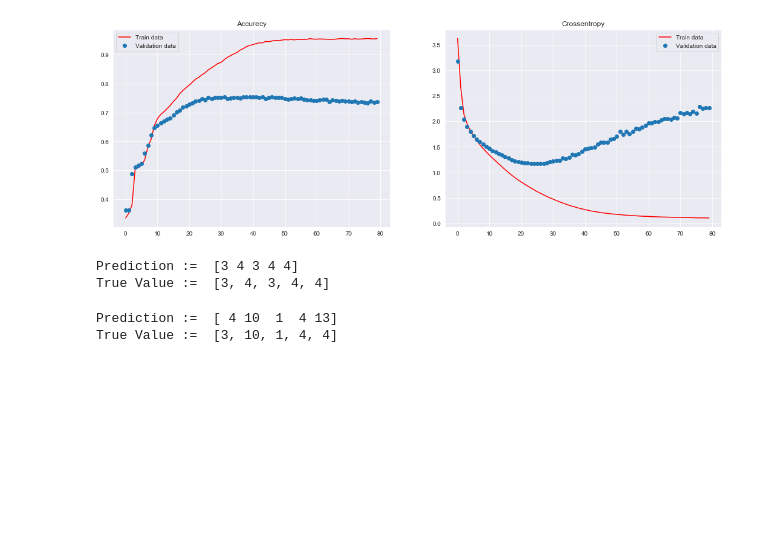
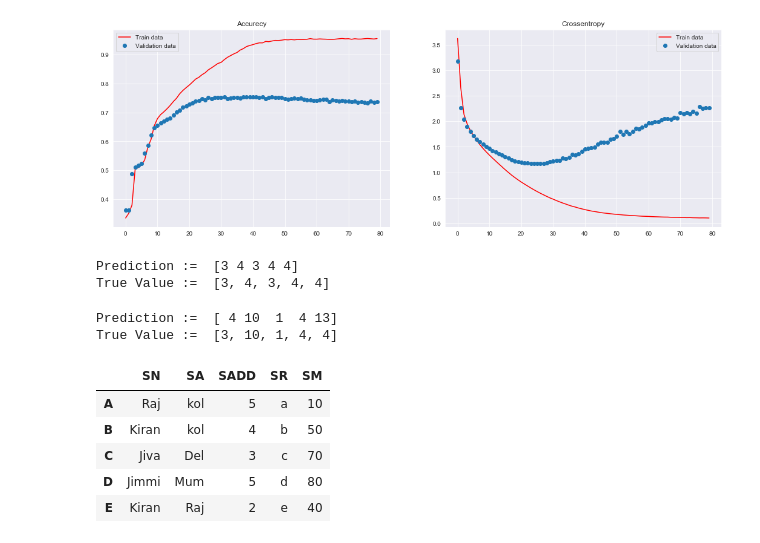
Before and after one commit to ANKITPODDER2000/Deep-Learning-with-Python, a Jupyter notebook: ReutersDataset.ipynb, the cells around one changed output. Saved outputs shown, nothing was run; the diff lists cells and outputs as text; code cells hidden in the pictures; blank space fills up the shorter version.

```diff
--- a/ReutersDataset.ipynb
+++ b/ReutersDataset.ipynb
@@ -293,3 +293,22 @@ print("True Value := " , ([i.argmax() for i in y_test[:5]]) )
 # %% [output]
 Prediction :=  [ 4 10  1  4 13]
 True Value :=  [3, 10, 1, 4, 4]
+# %%
+import pandas as pd
+Dict = {
+    'SN' : ["Raj","Kiran","Jiva","Jimmi","Kiran"],
+    "SA" : ['kol','kol','Del',"Mum","Raj"],
+    "SADD" : [5,4,3,5,2],
+    "SR" :['a','b','c','d','e'],
+    "SM" : [10,50,70,80,40]
+}
+index = ['A','B','C','D','E']
+df = pd.DataFrame(Dict,index=index)
+df
+# %% [output]
+|  | SN | SA | SADD | SR | SM |
+| A | Raj | kol | 5 | a | 10 |
+| B | Kiran | kol | 4 | b | 50 |
+| C | Jiva | Del | 3 | c | 70 |
+| D | Jimmi | Mum | 5 | d | 80 |
+| E | Kiran | Raj | 2 | e | 40 |
```
Also changed, not shown: parts of 1 cell of this notebook, 1 other file.
